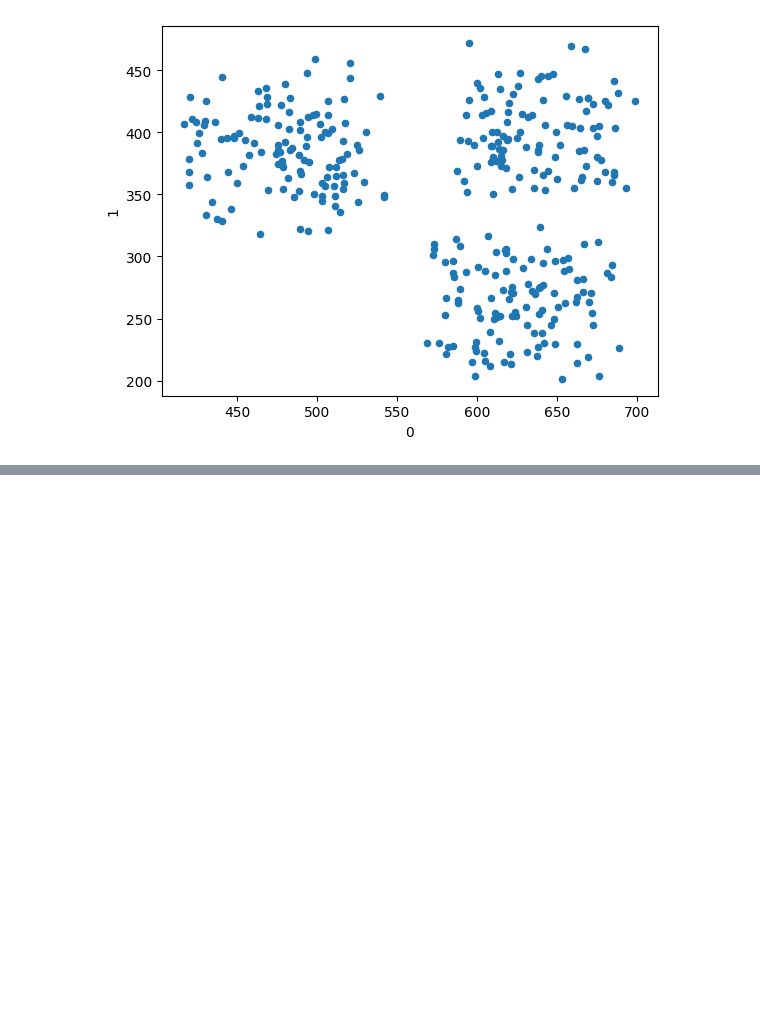
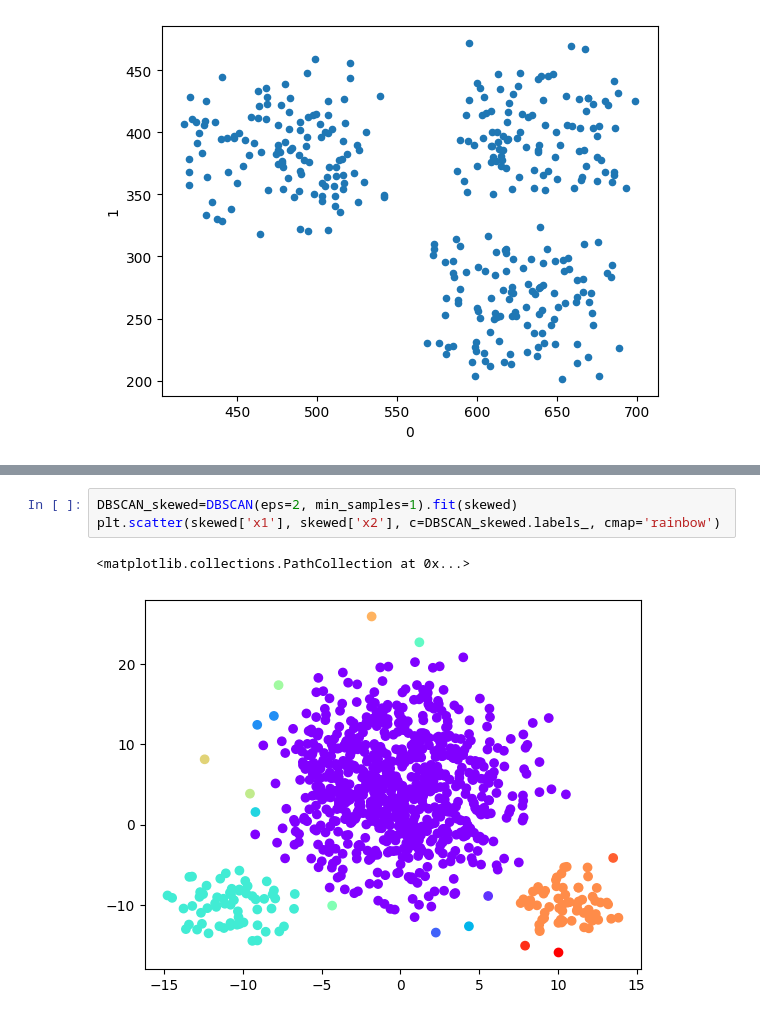
Before and after one commit to adnanqidwai/Comparing_Clustering_Algos, a Jupyter notebook: 2.ipynb, the cells around one changed output, grey strips where cells are left out. Drawn from its saved outputs; the diff is of its cells as text; blank space fills up the shorter version.

```diff
--- a/2.ipynb
+++ b/2.ipynb
@@ -52,0 +61,6 @@ plt.scatter(wellSeperated['0'], wellSeperated['1'], c=Kmeans_wellSeperated.label
+# %%
+DBSCAN_skewed=DBSCAN(eps=2, min_samples=1).fit(skewed)
+plt.scatter(skewed['x1'], skewed['x2'], c=DBSCAN_skewed.labels_, cmap='rainbow')
+# %% [output]
+<matplotlib.collections.PathCollection at 0x...>
+[figure, added]
```
Also changed, not shown: parts of 8 cells of this notebook.
